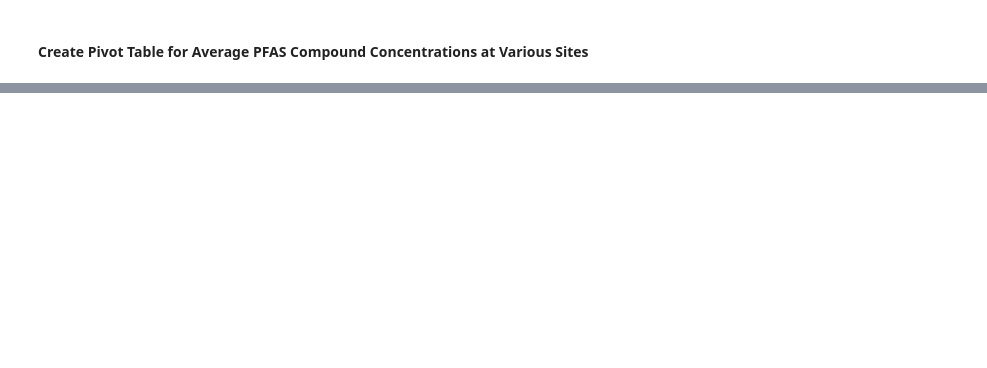
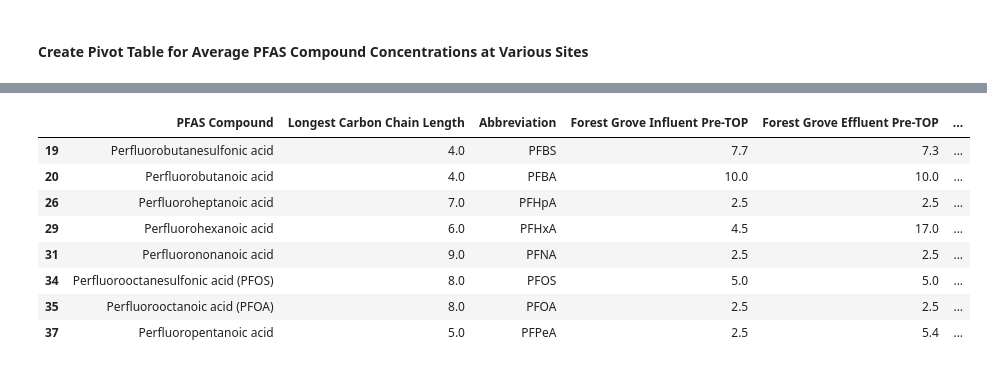
Before and after one commit to Clean-Water-Services/Jupyter-Notebooks, a Jupyter notebook: PFAS_Toolbox.ipynb, the cells around one changed output, grey strips where cells are left out. Cells and saved outputs as stored; diff of their text form; code cells hidden in the pictures; blank space fills up the shorter version.

```diff
--- a/PFAS_Toolbox.ipynb
+++ b/PFAS_Toolbox.ipynb
@@ -342,0 +965,19 @@ pivot_table
+# %%
+
+PFAS_List= ['Perfluorobutanesulfonic acid','Perfluorobutanoic acid','Perfluoropentanoic acid','Perfluorohexanoic acid','Perfluoroheptanoic acid',
+            'Perfluorooctanesulfonic acid (PFOS)','Perfluorooctanoic acid (PFOA)','Perfluorononanoic acid']
+
+sample_locations = ['Forest Grove Influent','Forest Grove Effluent']
+pivot_table_pre_top=custom_pivot_table
+
+create_pfas_compound_table_with_sample_location(PFAS_List, sample_locations, df_PFAS_Attributes, pivot_table_pre_top)
+# %% [output]
+|  | PFAS Compound | Longest Carbon Chain Length | Abbreviation | Forest Grove Influent Pre-TOP | Forest Grove Effluent Pre-TOP | ... |
+| 19 | Perfluorobutanesulfonic acid | 4.0 | PFBS | 7.7 | 7.3 | ... |
+| 20 | Perfluorobutanoic acid | 4.0 | PFBA | 10.0 | 10.0 | ... |
+| 26 | Perfluoroheptanoic acid | 7.0 | PFHpA | 2.5 | 2.5 | ... |
+| 29 | Perfluorohexanoic acid | 6.0 | PFHxA | 4.5 | 17.0 | ... |
+| 31 | Perfluorononanoic acid | 9.0 | PFNA | 2.5 | 2.5 | ... |
+| 34 | Perfluorooctanesulfonic acid (PFOS) | 8.0 | PFOS | 5.0 | 5.0 | ... |
+| 35 | Perfluorooctanoic acid (PFOA) | 8.0 | PFOA | 2.5 | 2.5 | ... |
+| 37 | Perfluoropentanoic acid | 5.0 | PFPeA | 2.5 | 5.4 | ... |
```
Also changed, not shown: parts of 40 cells of this notebook.
